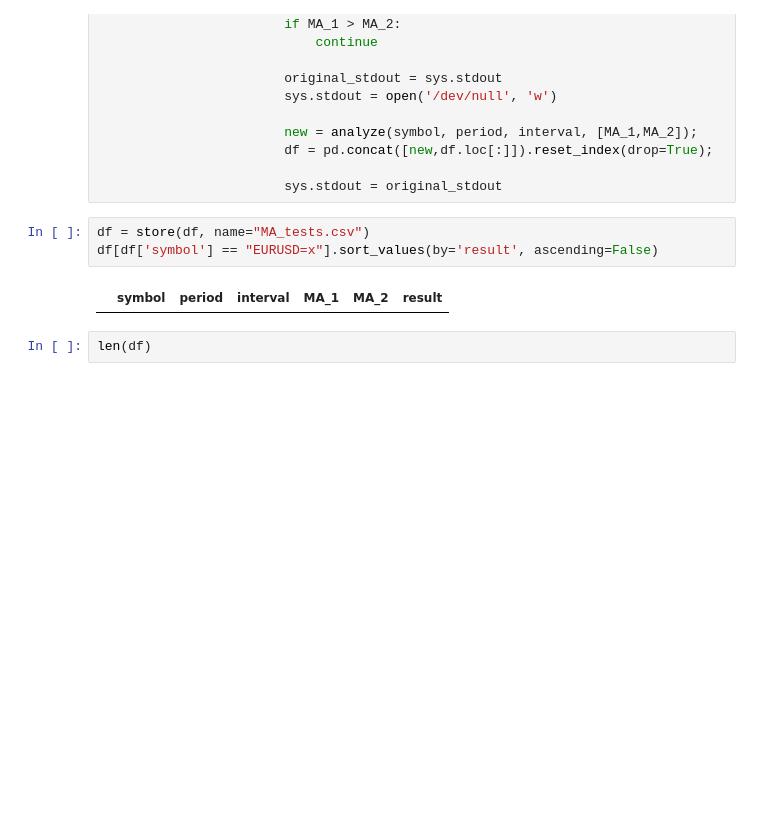
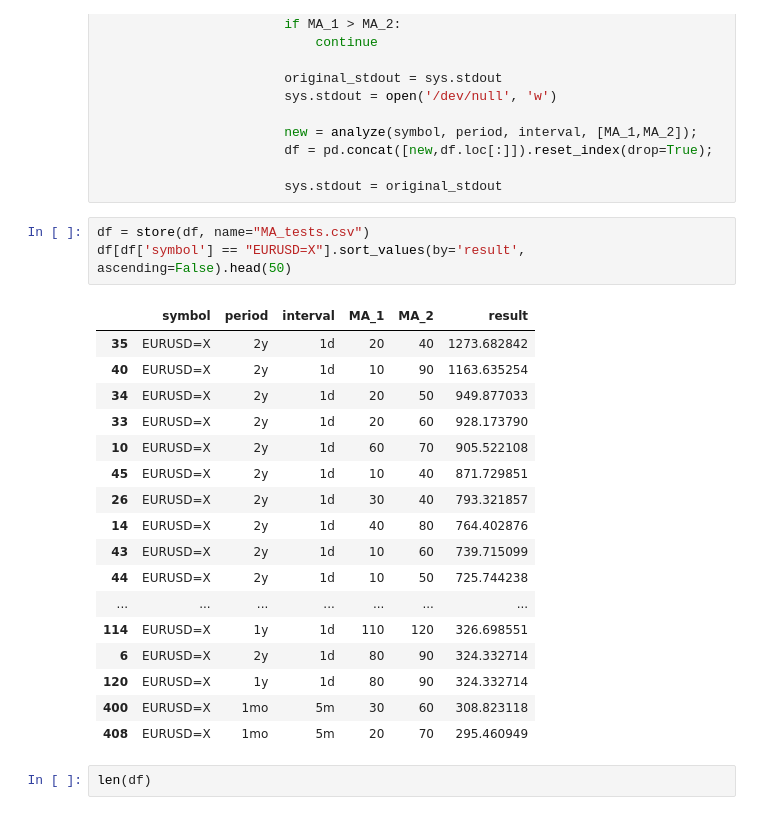
Before and after one commit to marmibv/XTB-Trader, a Jupyter notebook: valid_notebooks/ma_tests.ipynb, the cells around one changed output. Drawn from its saved outputs; the diff is of its cells as text; blank space fills up the shorter version.

```diff
--- a/valid_notebooks/ma_tests.ipynb
+++ b/valid_notebooks/ma_tests.ipynb
@@ -128,9 +128,25 @@ with tqdm(total=(len(symbols)*len(periods)*len(intervals)*len(MA_1s)*len(MA_2s))
                         sys.stdout = original_stdout
 # %%
 df = store(df, name="MA_tests.csv")
-df[df['symbol'] == "EURUSD=x"].sort_values(by='result', ascending=False)
+df[df['symbol'] == "EURUSD=X"].sort_values(by='result', ascending=False).head(50)
 # %% [output]
 |  | symbol | period | interval | MA_1 | MA_2 | result |
+| 35 | EURUSD=X | 2y | 1d | 20 | 40 | 1273.682842 |
+| 40 | EURUSD=X | 2y | 1d | 10 | 90 | 1163.635254 |
+| 34 | EURUSD=X | 2y | 1d | 20 | 50 | 949.877033 |
+| 33 | EURUSD=X | 2y | 1d | 20 | 60 | 928.173790 |
+| 10 | EURUSD=X | 2y | 1d | 60 | 70 | 905.522108 |
+| 45 | EURUSD=X | 2y | 1d | 10 | 40 | 871.729851 |
+| 26 | EURUSD=X | 2y | 1d | 30 | 40 | 793.321857 |
+| 14 | EURUSD=X | 2y | 1d | 40 | 80 | 764.402876 |
+| 43 | EURUSD=X | 2y | 1d | 10 | 60 | 739.715099 |
+| 44 | EURUSD=X | 2y | 1d | 10 | 50 | 725.744238 |
+| ... | ... | ... | ... | ... | ... | ... |
+| 114 | EURUSD=X | 1y | 1d | 110 | 120 | 326.698551 |
+| 6 | EURUSD=X | 2y | 1d | 80 | 90 | 324.332714 |
+| 120 | EURUSD=X | 1y | 1d | 80 | 90 | 324.332714 |
+| 400 | EURUSD=X | 1mo | 5m | 30 | 60 | 308.823118 |
+| 408 | EURUSD=X | 1mo | 5m | 20 | 70 | 295.460949 |
 # %%
 len(df)
 # %% [output]
```
Also changed, not shown: 1 other file.
